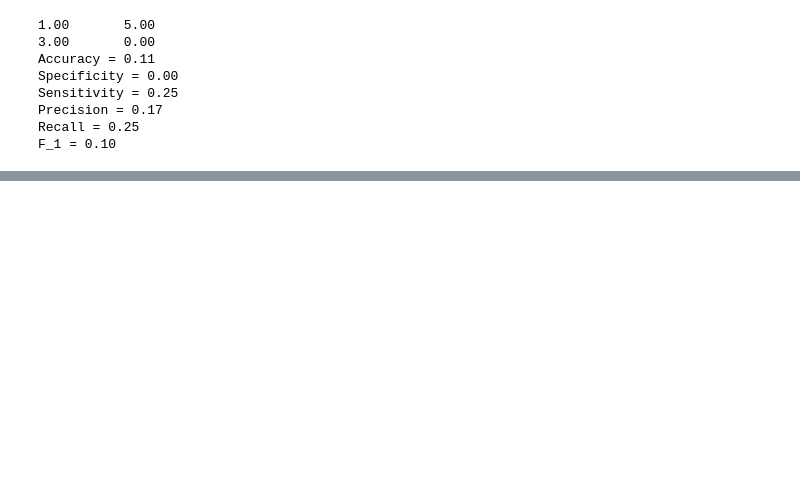
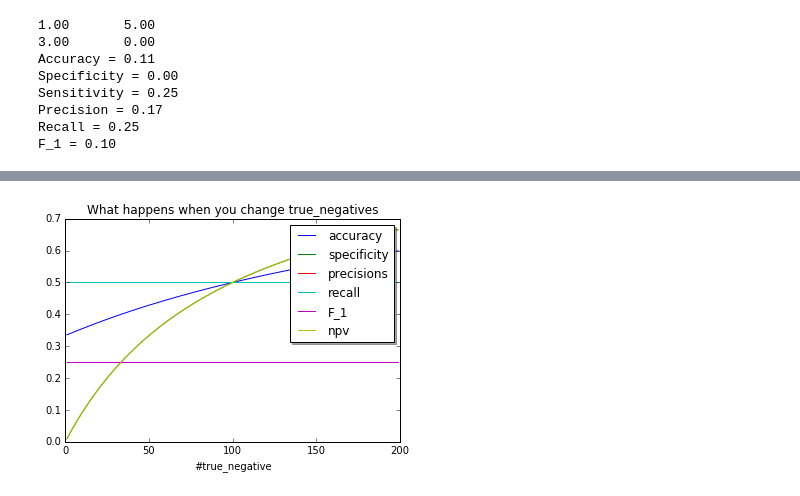
Before and after one commit to kimfalk/confusion_matrix, a Jupyter notebook: Confusion matrix.ipynb, the cells around one changed output, grey strips where cells are left out. Drawn from its saved outputs; the diff is of its cells as text; code cells hidden in the pictures; blank space fills up the shorter version.

Commit message:
added some charts

```diff
--- a/Confusion matrix.ipynb
+++ b/Confusion matrix.ipynb
@@ -3,7 +3,7 @@
 
 In the field of machine learning, a confusion matrix, also known as a contingency table or an error matrix, is a specific table layout that allows visualization of the performance of an algorithm. Read more on [wikipedia](https://en.wikipedia.org/wiki/Confusion_matrix)
 # %%
-class Confustion_Matrix(object):
+class Confusion_Matrix(object):
     true_positive = 0
     false_positive = 0
     true_negative = 0
@@ -16,12 +16,16 @@ class Confustion_Matrix(object):
         self.false_negative = false_negative
         self.true_negative = true_negative
 
+    def set_true_negative(self, new_value):
+        self.true_negative = new_value
+
     def all(self):
         return self.true_negative + self.true_positive + self.false_negative + self.false_positive
     def condition_negative(self):
         return self.false_positive + self.true_negative
     def condition_positive(self):
         return self.true_positive + self.false_negative
+
     def predicted_negative(self):
         return self.false_negative + self.true_negative
     def predicted_positive(self):
@@ -29,10 +33,12 @@ class Confustion_Matrix(object):
 
     def true_positive_rate(self):
         return self.true_positive/self.condition_positive()
+    def negative_predictive_value(self):
+        return self.true_negative/(self.false_negative + self.true_negative)
     def accuracy(self):
         return (self.true_positive + self.true_negative) / self.all()
     def specificity(self):
-        return (self.true_negative)/self.condition_negative()
+        return self.true_negative/self.condition_negative()
     def sensitivity(self):
         return self.true_positive_rate()
     def recall(self):
@@ -123,0 +141,38 @@ F_1 = 0.10
+# %%
+%matplotlib inline
+import matplotlib.pyplot as plt
+
+cm = Confusion_Matrix(100,100,100,0)
+accuracies = []
+specificities = []
+sensitivities = []
+precisions = []
+recalls = []
+negative_predictive_values = []
+f_1s = []
+therange = range(1, 200)
+for i in therange:
+    cm.true_negative = i
+    accuracies.append(cm.accuracy())
+    specificities.append(cm.specificity())
+    sensitivities.append(cm.sensitivity())
+    precisions.append(cm.precision())
+    recalls.append(cm.recall())
+    negative_predictive_values.append(cm.negative_predictive_value())
+    f_1s.append(cm.f_1())
+
+
+accuracy_plot = plt.plot(therange, accuracies, label="accuracy")
+specificity_plot = plt.plot(therange, specificities, label="specificity")
+precisions_plot = plt.plot(therange, precisions, label="precisions")
+recalls_plot = plt.plot(therange, recalls, label="recall")
+f_1s_plot = plt.plot(therange, f_1s, label="F_1")
+npv_plot = plt.plot(therange, negative_predictive_values, label="npv")
+plt.title('What happens when you change true_negatives')
+plt.xlabel('#true_negative')
+
+plt.legend(loc='upper right', shadow=True)
+
+plt.show()
+# %% [output]
+[figure, added]
```
Also changed, not shown: parts of 9 cells of this notebook.
